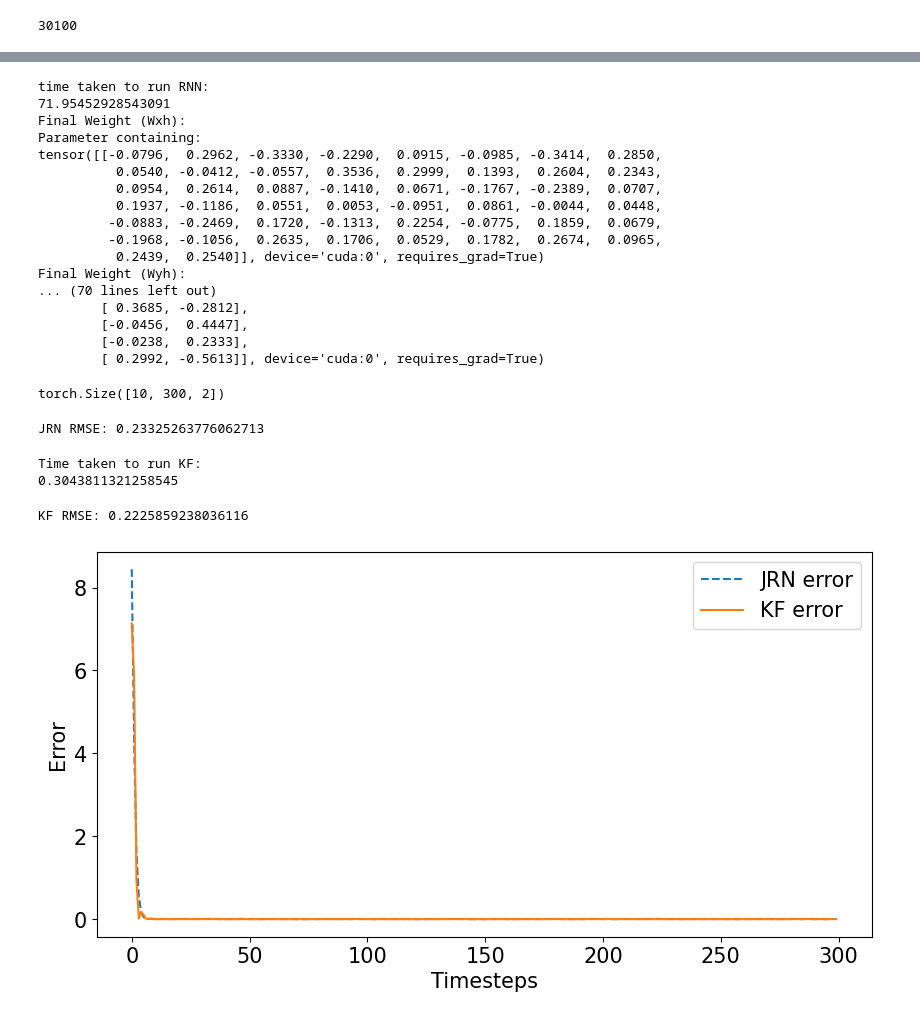
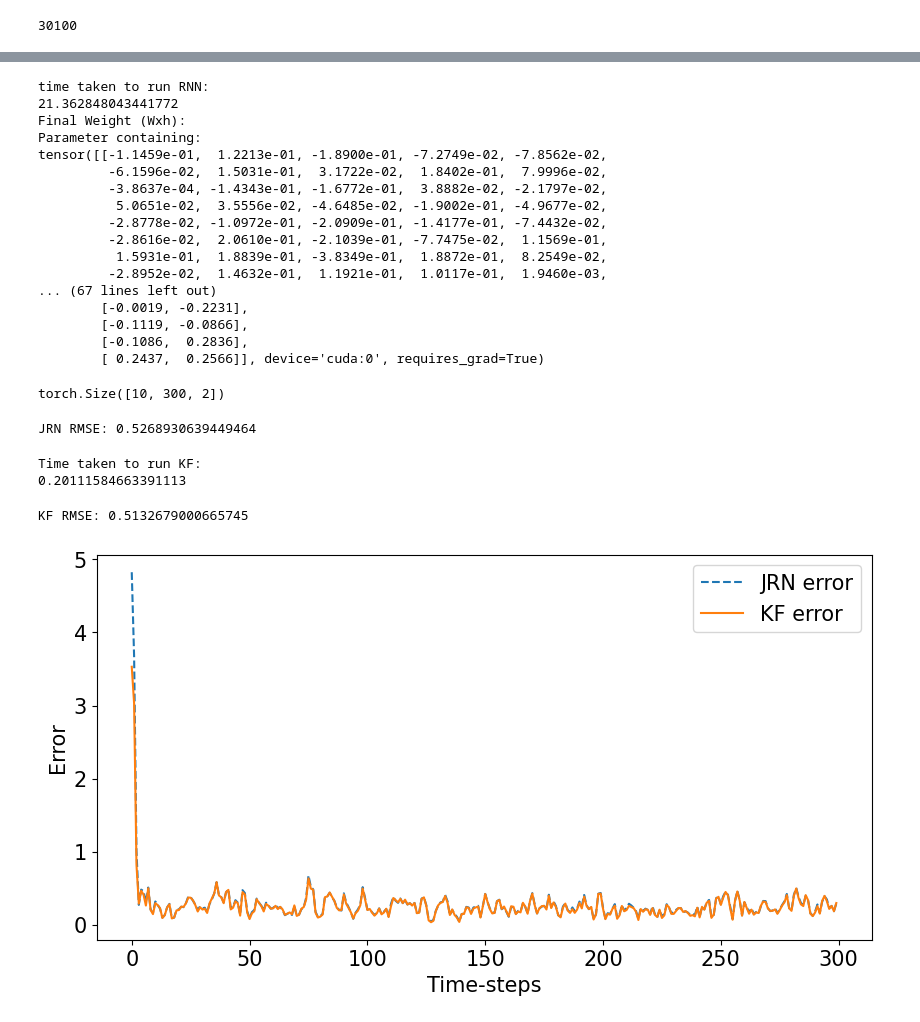
Before and after one commit to avneetkaur96/JRNs-for-state-estimation, a Jupyter notebook: mass-spring system/mass_spring-JRN vs KF-final.ipynb, the cells around one changed output, grey strips where cells are left out. Saved outputs shown, nothing was run; the diff lists cells and outputs as text; code cells hidden in the pictures.

```diff
--- a/mass-spring system/mass_spring-JRN vs KF-final.ipynb
+++ b/mass-spring system/mass_spring-JRN vs KF-final.ipynb
@@ -127,16 +127,16 @@ The matrix is Schur.
 # Noise parameters
 mu_pn = np.zeros(dim_x) #mean of process noise
 sigma_p = 0.01 # Standard deviation of process noise
-sigma_p_diag = (sigma_p**2)*np.ones(dim_x)
+sigma_p_diag = (sigma_p)*np.ones(dim_x)
 Q = np.diag(sigma_p_diag)
 
 mu_mn=np.zeros(dim_y) #mean of measurement noise
 sigma_m = 0.01 # Standard deviation of measurement noise
-sigma_m_diag = (sigma_m**2)*np.ones(dim_y)
+sigma_m_diag = (sigma_m)*np.ones(dim_y)
 R = np.diag(sigma_m_diag)
 
 sigma_x = 0.01 # Standard deviation of initial state
-sigma_x_diag = (sigma_p**2)*np.ones(dim_x)
+sigma_x_diag = (sigma_p)*np.ones(dim_x)
 P = np.diag(sigma_x_diag)
 # %%
 # Simulation
@@ -336,22 +336,22 @@ print(model.Why)
 #print(model.by)
 # %% [output]
 time taken to run RNN:
-71.95452928543091
+21.362848043441772
 Final Weight (Wxh):
 Parameter containing:
-tensor([[-0.0796,  0.2962, -0.3330, -0.2290,  0.0915, -0.0985, -0.3414,  0.2850,
-          0.0540, -0.0412, -0.0557,  0.3536,  0.2999,  0.1393,  0.2604,  0.2343,
-          0.0954,  0.2614,  0.0887, -0.1410,  0.0671, -0.1767, -0.2389,  0.0707,
-          0.1937, -0.1186,  0.0551,  0.0053, -0.0951,  0.0861, -0.0044,  0.0448,
-         -0.0883, -0.2469,  0.1720, -0.1313,  0.2254, -0.0775,  0.1859,  0.0679,
-         -0.1968, -0.1056,  0.2635,  0.1706,  0.0529,  0.1782,  0.2674,  0.0965,
-          0.2439,  0.2540]], device='cuda:0', requires_grad=True)
-Final Weight (Wyh):
-... (70 lines left out)
-        [ 0.3685, -0.2812],
-        [-0.0456,  0.4447],
-        [-0.0238,  0.2333],
-        [ 0.2992, -0.5613]], device='cuda:0', requires_grad=True)
+tensor([[-1.1459e-01,  1.2213e-01, -1.8900e-01, -7.2749e-02, -7.8562e-02,
+         -6.1596e-02,  1.5031e-01,  3.1722e-02,  1.8402e-01,  7.9996e-02,
+         -3.8637e-04, -1.4343e-01, -1.6772e-01,  3.8882e-02, -2.1797e-02,
+          5.0651e-02,  3.5556e-02, -4.6485e-02, -1.9002e-01, -4.9677e-02,
+         -2.8778e-02, -1.0972e-01, -2.0909e-01, -1.4177e-01, -7.4432e-02,
+         -2.8616e-02,  2.0610e-01, -2.1039e-01, -7.7475e-02,  1.1569e-01,
+          1.5931e-01,  1.8839e-01, -3.8349e-01,  1.8872e-01,  8.2549e-02,
+         -2.8952e-02,  1.4632e-01,  1.1921e-01,  1.0117e-01,  1.9460e-03,
+... (67 lines left out)
+        [-0.0019, -0.2231],
+        [-0.1119, -0.0866],
+        [-0.1086,  0.2836],
+        [ 0.2437,  0.2566]], device='cuda:0', requires_grad=True)
 # %%
 print(np.shape(predicted_output))
 predicted_output=predicted_output.cpu()
@@ -372,7 +372,7 @@ jrn_rmse = np.sqrt(jrn_mse)
 
 print(f"JRN RMSE: {jrn_rmse}")
 # %% [output]
-JRN RMSE: 0.23325263776062713
+JRN RMSE: 0.5268930639449464
 # %%
 # #plotted all timesteps for a few features of each test sequence
 
@@ -434,7 +434,7 @@ print("Time taken to run KF:")
 print(end_KF-start_KF)
 # %% [output]
 Time taken to run KF:
-0.3043811321258545
+0.20111584663391113
 # %%
 # Extract test portion of X_hat_t_ekf
 X_hat_test = X_hat_t_kf[:, 1:, :]
@@ -450,7 +450,7 @@ kf_rmse = np.sqrt(kf_mse)
 
 print(f"KF RMSE: {kf_rmse}")
 # %% [output]
-KF RMSE: 0.2225859238036116
+KF RMSE: 0.5132679000665745
 # %%
 #for plotting absolute error at each timestep averaged over test sequences
 
@@ -473,22 +473,22 @@ test_errors_for_jrn=test_errors_for_jrn/(dim_x*test_data_size)
 # %%
 t2=[i for i in range(0,seq_length-1, 1)] #change timesteps here if needful
 matplotlib.rc('xtick', labelsize=15)
 matplotlib.rc('ytick', labelsize=15)
 
 f1=plt.figure()
 f1.set_figwidth(10)
 f1.set_figheight(5)
 plt.plot(t2,test_errors_for_jrn,label="JRN error",linestyle='dashed')
 plt.plot(t2,test_errors_for_kf,label="KF error")
 #plt.title(f"x{i+1}")
-plt.xlabel("Timesteps", fontsize=15)
+plt.xlabel("Time-steps", fontsize=15)
 plt.ylabel("Error", fontsize=15)
 plt.legend(fontsize=15)
 plt.show()
 f1.savefig("mass_spring_errors.png")
 f1.savefig("mass_spring_errors.svg")
 # %% [output]
-[figure, old version]
+[figure, new version]
 # %%
 print(f"KF RMSE: {kf_rmse}")
 print(f"JRN RMSE: {jrn_rmse}")
```
Also changed, not shown: parts of 4 cells of this notebook, 6 other files.
